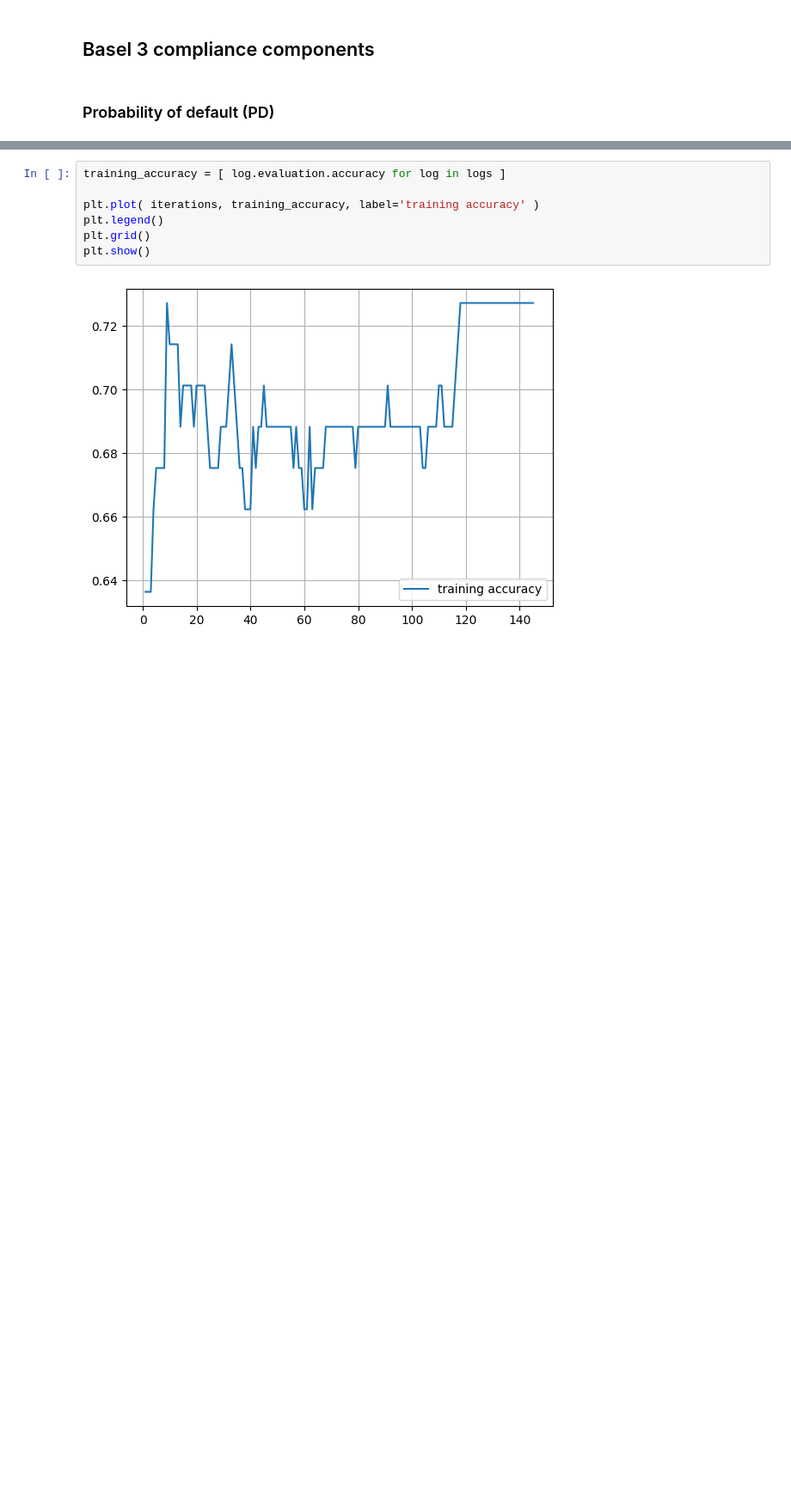
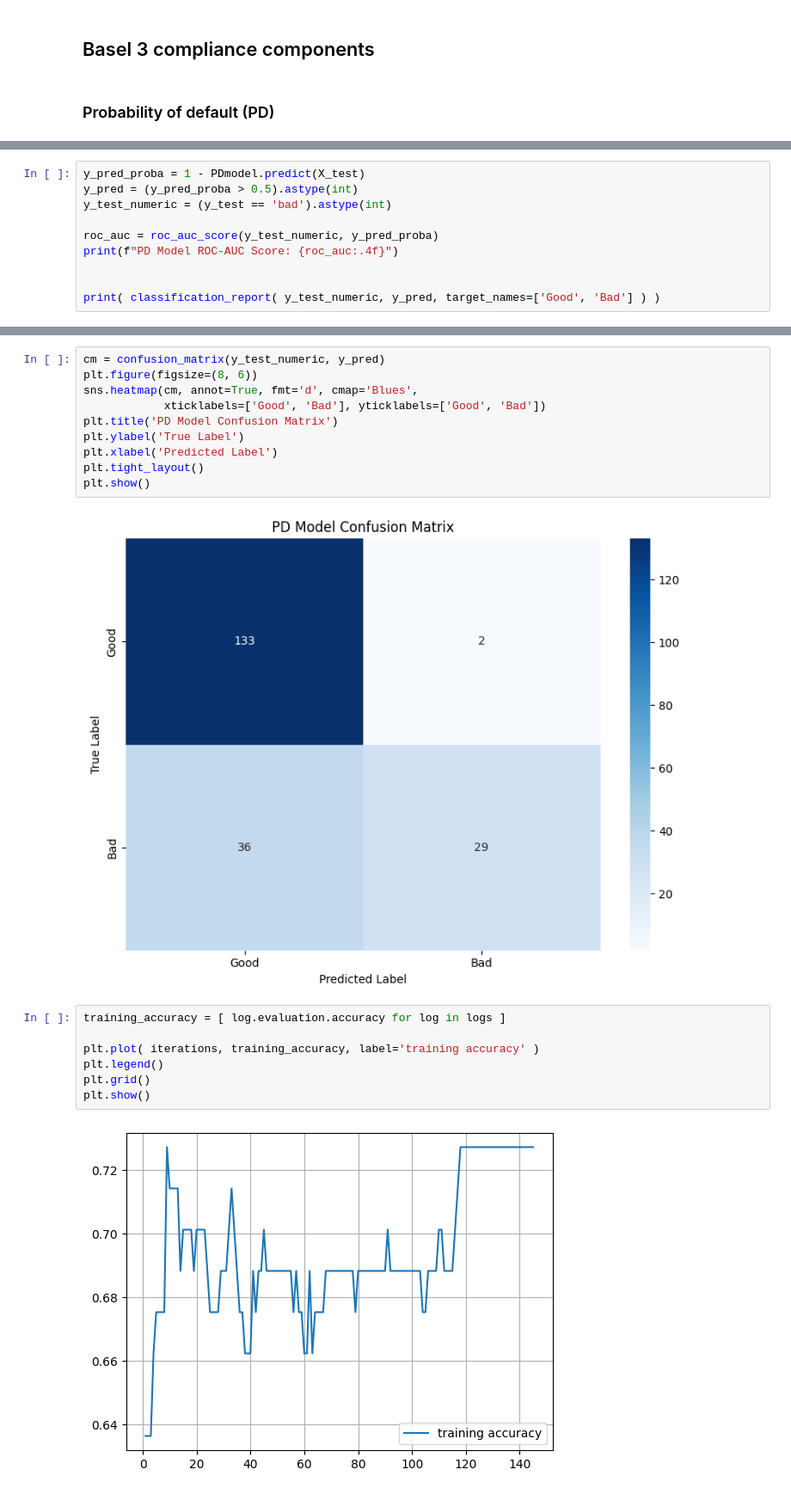
Before and after one commit to oliszymanski/loan-risk-prediction, a Jupyter notebook: notebooks/basel_3_implementation.ipynb, the cells around one changed output, grey strips where cells are left out. Shown: that part at 86% size. Cells and saved outputs as stored; diff of their text form; blank space fills up the shorter version.

Commit message:
add: business insights (charts and analysis) and PD model performance metrics

```diff
--- a/notebooks/basel_3_implementation.ipynb
+++ b/notebooks/basel_3_implementation.ipynb
@@ -137 +136,11 @@ Model trained in 0:00:00.717089
 [figure]
+# %%
+y_pred_proba = 1 - PDmodel.predict(X_test)
+y_pred = (y_pred_proba > 0.5).astype(int)
+y_test_numeric = (y_test == 'bad').astype(int)
+
+roc_auc = roc_auc_score(y_test_numeric, y_pred_proba)
+print(f"PD Model ROC-AUC Score: {roc_auc:.4f}")
+
+
+print( classification_report( y_test_numeric, y_pred, target_names=['Good', 'Bad'] ) )
@@ -138,3 +157,15 @@ Model trained in 0:00:00.717089
+# %%
+cm = confusion_matrix(y_test_numeric, y_pred)
+plt.figure(figsize=(8, 6))
+sns.heatmap(cm, annot=True, fmt='d', cmap='Blues',
+            xticklabels=['Good', 'Bad'], yticklabels=['Good', 'Bad'])
+plt.title('PD Model Confusion Matrix')
+plt.ylabel('True Label')
+plt.xlabel('Predicted Label')
+plt.tight_layout()
+plt.show()
+# %% [output]
+[figure, added]
 # %%
 training_accuracy = [ log.evaluation.accuracy for log in logs ]
 
```
Also changed, not shown: parts of 7 cells of this notebook.
